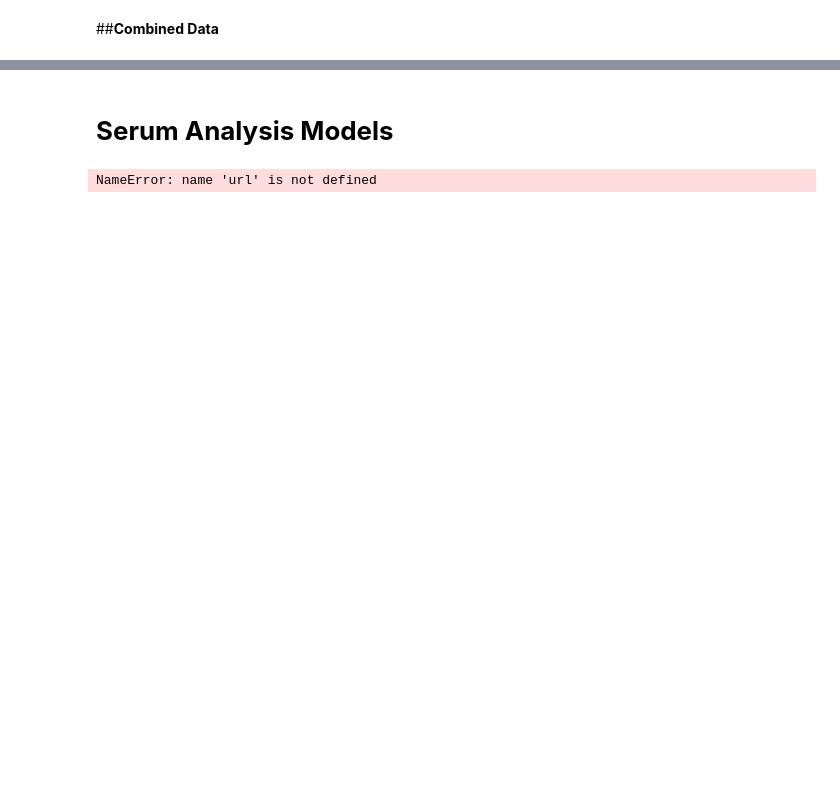
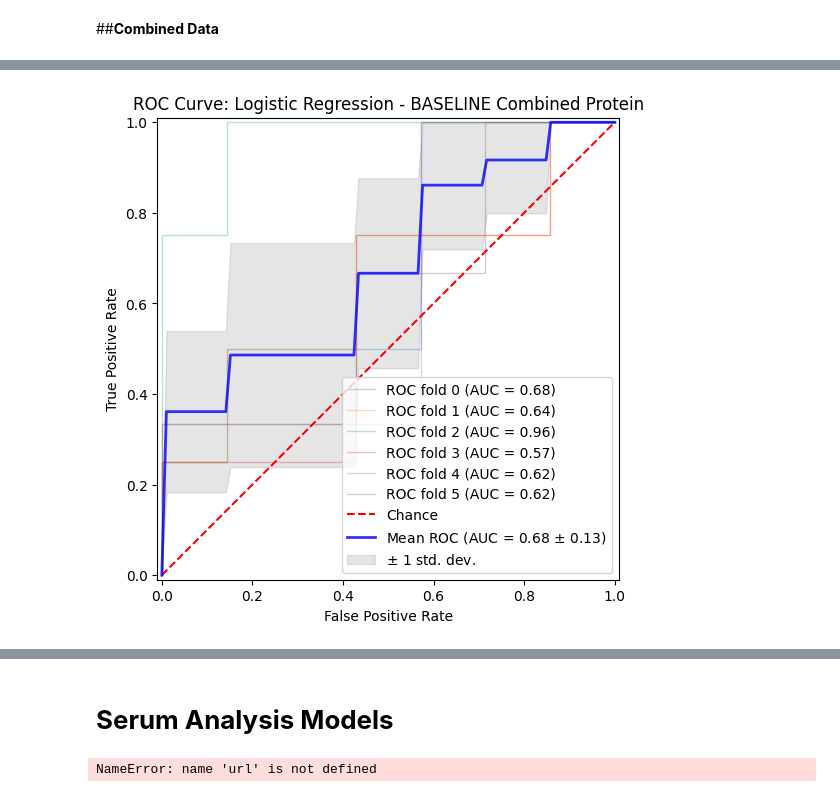
Before and after one commit to ErenB02/Proteomics_Project, a Jupyter notebook: MSC_ml.ipynb, the cells around one changed output, grey strips where cells are left out. Drawn from its saved outputs; the diff is of its cells as text; code cells hidden in the pictures; blank space fills up the shorter version.

```diff
--- a/MSC_ml.ipynb
+++ b/MSC_ml.ipynb
@@ -235,0 +212,9 @@ X_pep = X_pep.fillna(0)
+# %%
+#Select numeric columns only
+numeric_cols_prot = BL_prot_comb.select_dtypes(include=[np.number]).columns
+numeric_cols_pep = BL_pep_comb.select_dtypes(include=[np.number]).columns
+
+
+#Replace all negatives values with 0
+BL_prot_comb[numeric_cols_prot] = BL_prot_comb[numeric_cols_prot].clip(lower=0)
+BL_pep_comb[numeric_cols_pep] = BL_pep_comb[numeric_cols_pep].clip(lower=0)
@@ -235,0 +299,10 @@ X_pep = X_pep.fillna(0)
+# %%
+#Logistic Regression (prot combined data)
+
+lr_cv_res_prot_comb = cross_validate(lrc, X_prot_comb, y_prot_comb, cv = cv,
+                                return_estimator= True, return_indices= True)
+
+#Random Forest (prot combined data)
+
+rf_cv_res_prot_comb = cross_validate(rfc, X_prot_comb, y_prot_comb, cv = cv,
+                                return_estimator= True, return_indices= True)
@@ -235,0 +459,61 @@ X_pep = X_pep.fillna(0)
+# %%
+prop_cycle = plt.rcParams["axes.prop_cycle"]
+colors = prop_cycle.by_key()["color"]
+curve_kwargs_list = [
+    dict(alpha=0.3, lw=1, color=colors[fold % len(colors)]) for fold in range(cv)
+]
+names = [f"ROC fold {idx}" for idx in range(cv)]
+
+mean_fpr = np.linspace(0, 1, 100)
+interp_tprs = []
+
+_, ax = plt.subplots(figsize=(6, 6))
+viz = RocCurveDisplay.from_cv_results(
+    lr_cv_res_prot_comb,
+    X_prot_comb,
+    y_prot_comb,
+    ax=ax,
+    name=names,
+    curve_kwargs=curve_kwargs_list)
+
+for idx in range(cv):
+    interp_tpr = np.interp(mean_fpr, viz.fpr[idx], viz.tpr[idx])
+    interp_tpr[0] = 0.0
+    interp_tprs.append(interp_tpr)
+
+mean_tpr = np.mean(interp_tprs, axis=0)
+mean_tpr[-1] = 1.0
+mean_auc = auc(mean_fpr, mean_tpr)
+std_auc = np.std(viz.roc_auc)
+
+ax.plot([0,1], [0,1], 'r--', label='Chance')
+ax.plot(
+    mean_fpr,
+    mean_tpr,
+    color="b",
+    label=r"Mean ROC (AUC = %0.2f $\pm$ %0.2f)" % (mean_auc, std_auc),
+    lw=2,
+    alpha=0.8,
+
+)
+
+std_tpr = np.std(interp_tprs, axis=0)
+tprs_upper = np.minimum(mean_tpr + std_tpr, 1)
+tprs_lower = np.maximum(mean_tpr - std_tpr, 0)
+ax.fill_between(
+    mean_fpr,
+    tprs_lower,
+    tprs_upper,
+    color="grey",
+    alpha=0.2,
+    label=r"$\pm$ 1 std. dev.",
+)
+
+ax.set(
+    xlabel="False Positive Rate",
+    ylabel="True Positive Rate",
+    title="ROC Curve: Logistic Regression - BASELINE Combined Protein")
+ax.legend(loc="lower right")
+plt.show()
+# %% [output]
+[figure, added]
```
Also changed, not shown: parts of 92 cells of this notebook.
